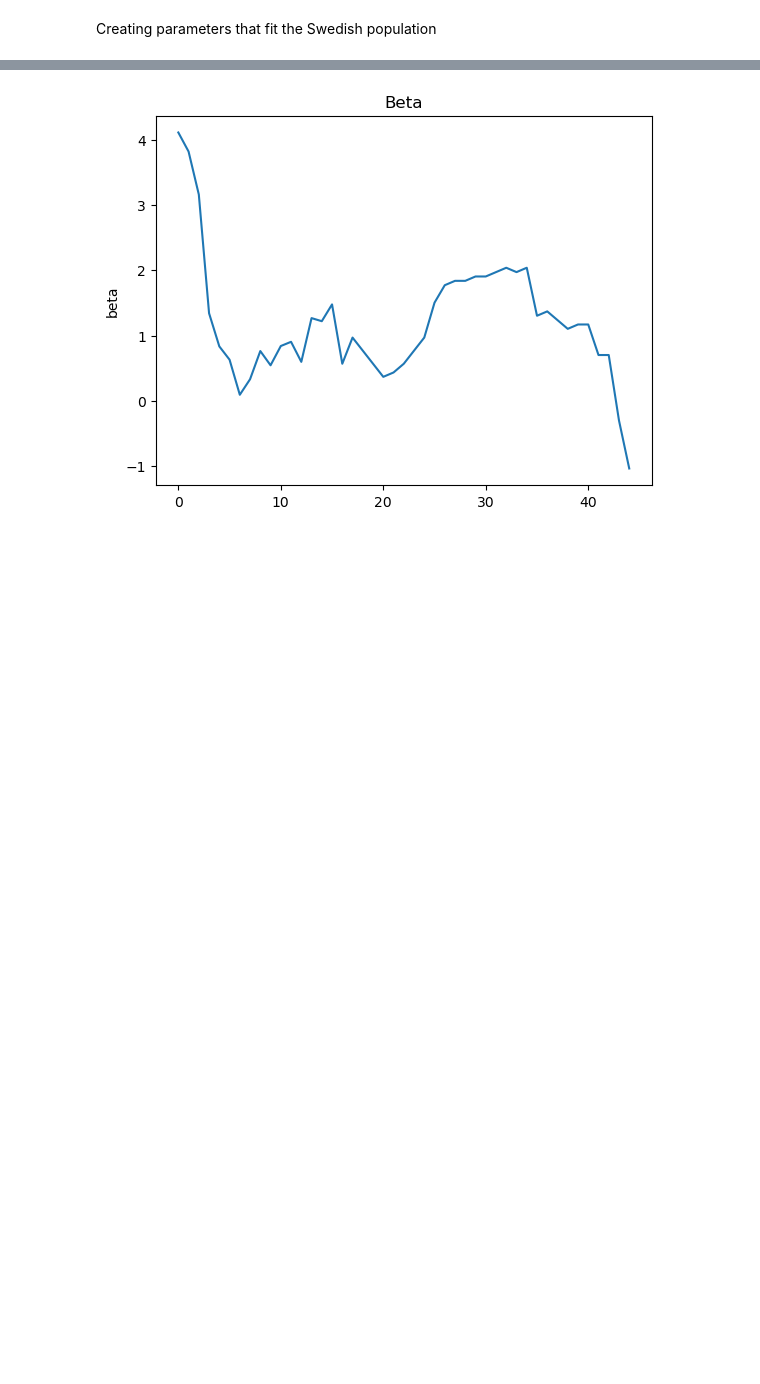
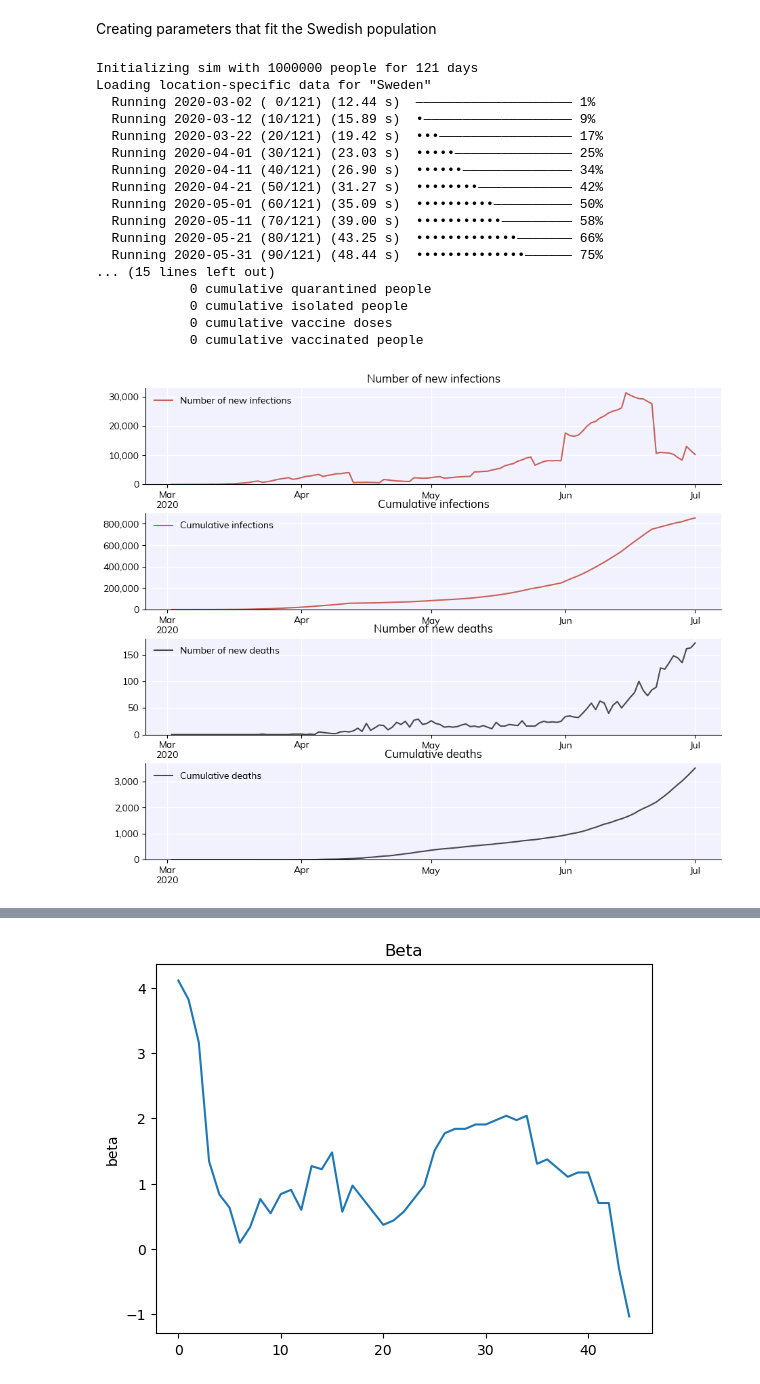
Before and after one commit to gregoirebechade/covid_internship, a Jupyter notebook: 00_data_synthesis.ipynb, the cells around one changed output, grey strips where cells are left out. Saved outputs shown, nothing was run; the diff lists cells and outputs as text; code cells hidden in the pictures; blank space fills up the shorter version.

```diff
--- a/00_data_synthesis.ipynb
+++ b/00_data_synthesis.ipynb
@@ -104,3 +116,30 @@ parameters_sweden=dict(pop_size=1000000,  #  10 368 969 is population in Sweden
 # %%
 # interventions of changing beta: we create a cv.change_beta object that changes beta everyday according to the values of the traffic circulation.
 cb_mobility = cv.change_beta(days=all_days, changes=coeff_betas, do_plot=False) # warning, change_beta does not change the value of beta, it multiplies the value of beta_0 by a constant and replaces the previois beta by this new one.
+cb_mobility_2= cv.change_beta(days=all_days, changes=betas_by_week, do_plot=False)
+# %%
+# set run_simul = True to run the simulation and create data :
+run_simul=True
+if run_simul:
+    my_simulation_sweden_interventions2=cv.Sim(parameters_sweden, interventions=cb_mobility_2)
+    my_simulation_sweden_interventions2.run()
+    my_simulation_sweden_interventions2.plot([ 'new_infections', 'cum_infections', 'new_deaths', 'cum_deaths'])
+# %% [output]
+Initializing sim with 1000000 people for 121 days
+Loading location-specific data for "Sweden"
+  Running 2020-03-02 ( 0/121) (12.44 s)  ———————————————————— 1%
+  Running 2020-03-12 (10/121) (15.89 s)  •——————————————————— 9%
+  Running 2020-03-22 (20/121) (19.42 s)  •••————————————————— 17%
+  Running 2020-04-01 (30/121) (23.03 s)  •••••——————————————— 25%
+  Running 2020-04-11 (40/121) (26.90 s)  ••••••—————————————— 34%
+  Running 2020-04-21 (50/121) (31.27 s)  ••••••••———————————— 42%
+  Running 2020-05-01 (60/121) (35.09 s)  ••••••••••—————————— 50%
+  Running 2020-05-11 (70/121) (39.00 s)  •••••••••••————————— 58%
+  Running 2020-05-21 (80/121) (43.25 s)  •••••••••••••——————— 66%
+  Running 2020-05-31 (90/121) (48.44 s)  ••••••••••••••—————— 75%
+... (15 lines left out)
+            0 cumulative quarantined people
+            0 cumulative isolated people
+            0 cumulative vaccine doses
+            0 cumulative vaccinated people
+[figure, added]
```
Also changed, not shown: parts of 6 cells of this notebook.
